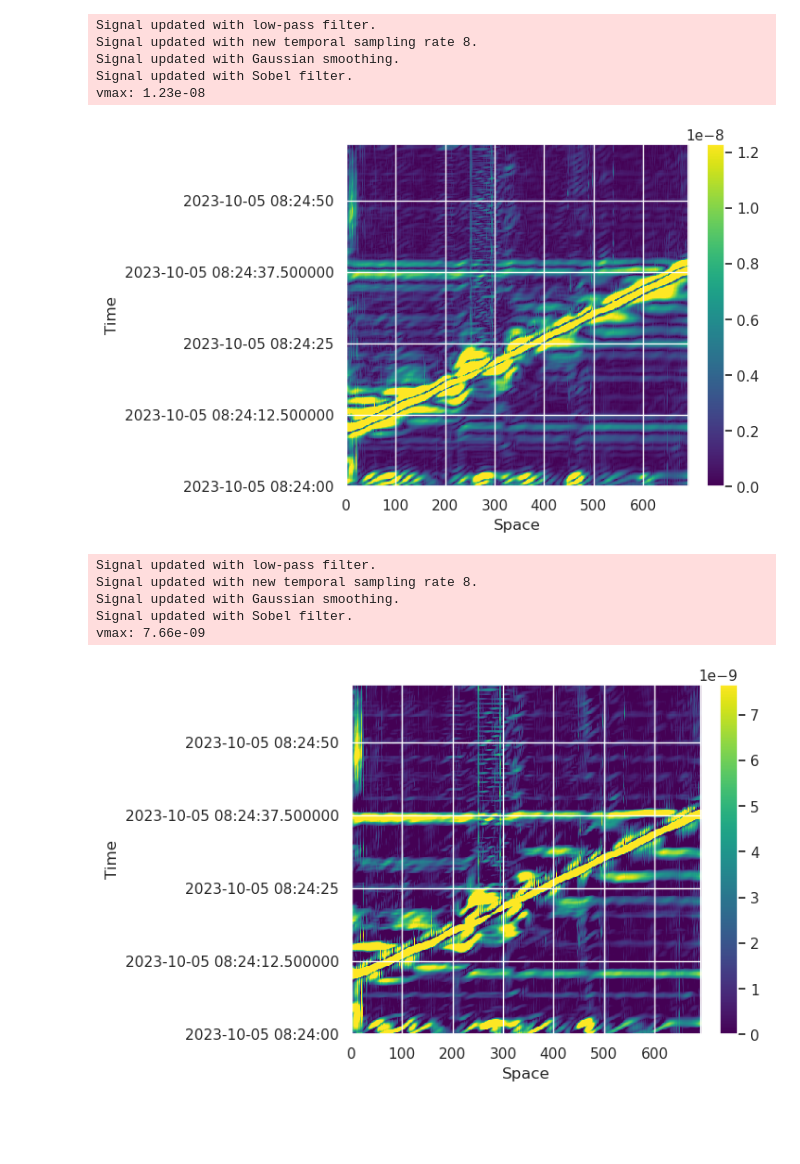
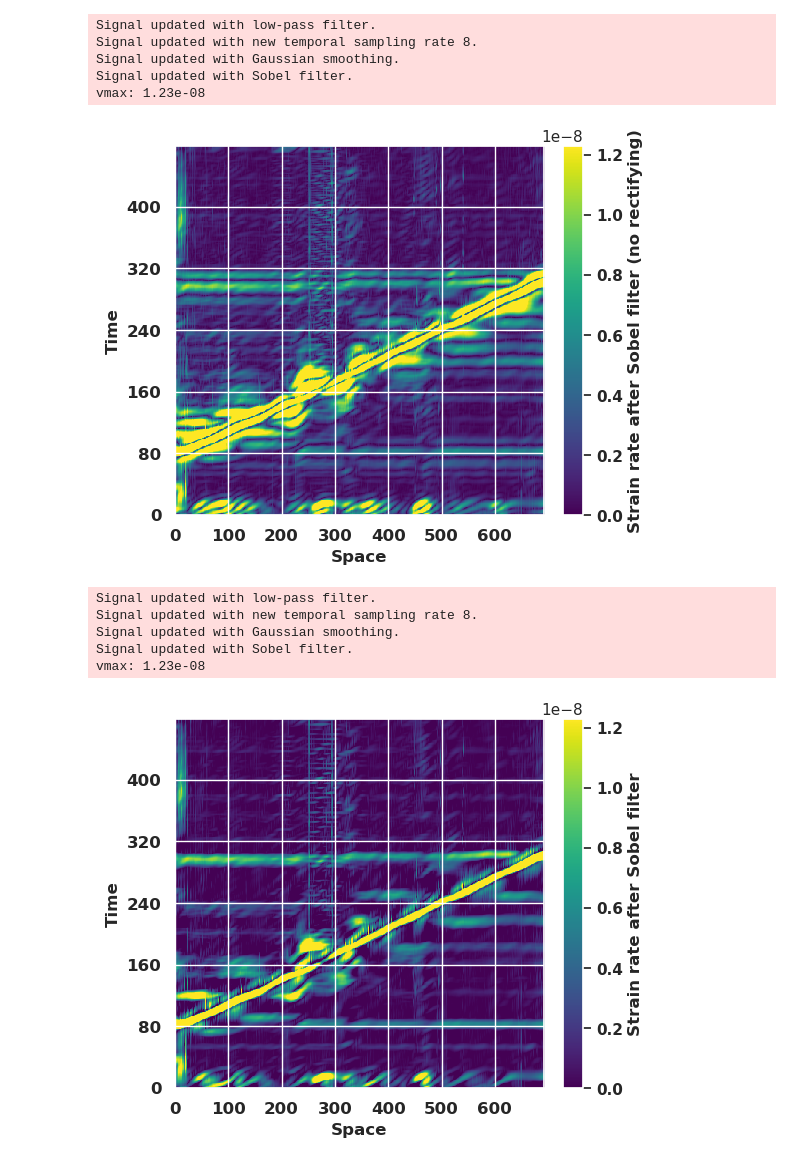
Before and after one commit to truongphanduykhanh/dasly, a Jupyter notebook: notebooks/00.2.figure_sobel.ipynb, the cells around one changed output. Drawn from its saved outputs; the diff is of its cells as text; code cells hidden in the pictures; blank space fills up the shorter version.

```diff
--- a/notebooks/00.2.figure_sobel.ipynb
+++ b/notebooks/00.2.figure_sobel.ipynb
@@ -5,7 +5,7 @@ import pandas as pd
 import yaml
 # %%
 # Define the path to the YAML file
-yaml_path = '../config.yml'
+yaml_path = '../config_aastfjordbrua.yml'
 
 # Open and read the YAML file
 with open(yaml_path, 'r') as file:
@@ -17,12 +17,12 @@ input_dir = params['input_dir']
 start_exact_second = params['start_exact_second']
 integrate = params['integrate']
 
-database_type = params['database']['database_type']
+database_type = params['database']['type']
 dbapi = params['database']['dbapi']
 endpoint = params['database']['endpoint']
 port = params['database']['port']
 database = params['database']['database']
-database_table = params['database']['database_table']
+database_table = params['database']['table']
 
 hdf5_file_length = params['hdf5_file_length']
 batch = params['dasly']['batch']
@@ -57,5 +57,7 @@ das.load_data(
     duration=60,
     integrate=False,
     chIndex=chIndex,
+    reset_channel_idx=True,
+    suppress_date=True,
 )
 # %% [output]
@@ -73,23 +65,23 @@ get_file_paths...................................
 # %%
 das.reset()
 # forward Gaussian smoothing
 ###########################################################################
 das.lowpass_filter(cutoff=lowpass_filter_freq)
 das.decimate(t_rate=decimate_t_rate)
 das.gaussian_smooth(
     s1=80,
     s2=90,
     std_s=10)
 das.sobel_filter(pos_grads=False)
 
-das.heatmap()
+das.heatmap(colorbar_label='Strain rate after Sobel filter (no rectifying)')
 # %% [output]
 Signal updated with low-pass filter.
 Signal updated with new temporal sampling rate 8.
 Signal updated with Gaussian smoothing.
 Signal updated with Sobel filter.
 vmax: 1.23e-08
-[figure, old version]
+[figure, new version]
 # %%
 das.reset()
 # forward Gaussian smoothing
@@ -100,13 +92,17 @@ das.gaussian_smooth(
     s1=80,
     s2=90,
     std_s=10)
-das.sobel_filter()
+das.sobel_filter(pos_grads=True)
 
-das.heatmap()
+das.heatmap(
+    colorbar_label='Strain rate after Sobel filter',
+    vmin=0,
+    vmax=1.23*10**-8
+)
 # %% [output]
 Signal updated with low-pass filter.
 Signal updated with new temporal sampling rate 8.
 Signal updated with Gaussian smoothing.
 Signal updated with Sobel filter.
-vmax: 7.66e-09
+vmax: 1.23e-08
-[figure, old version]
+[figure, new version]
```
Also changed, not shown: parts of 4 cells of this notebook, 10 other files.
